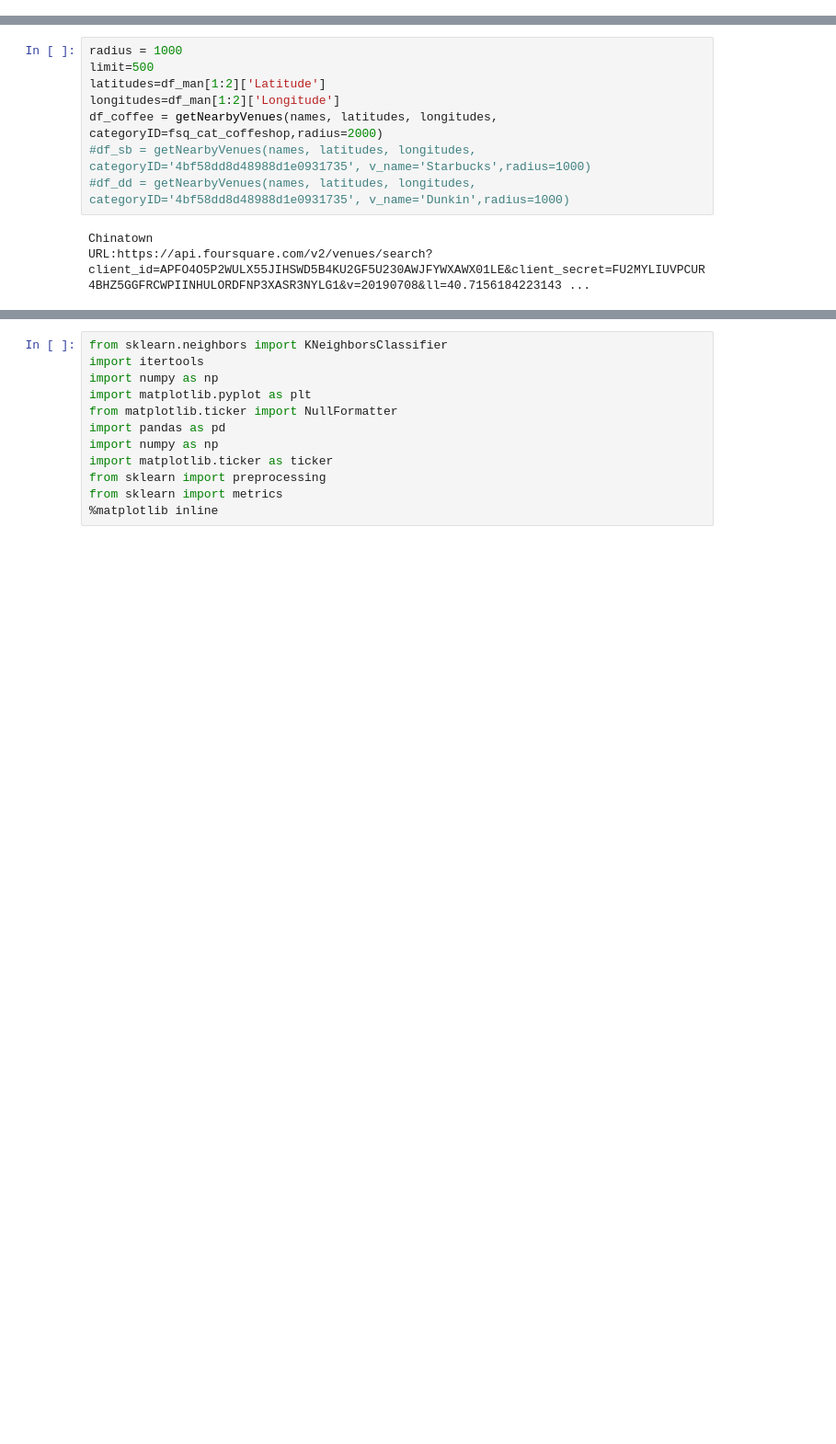
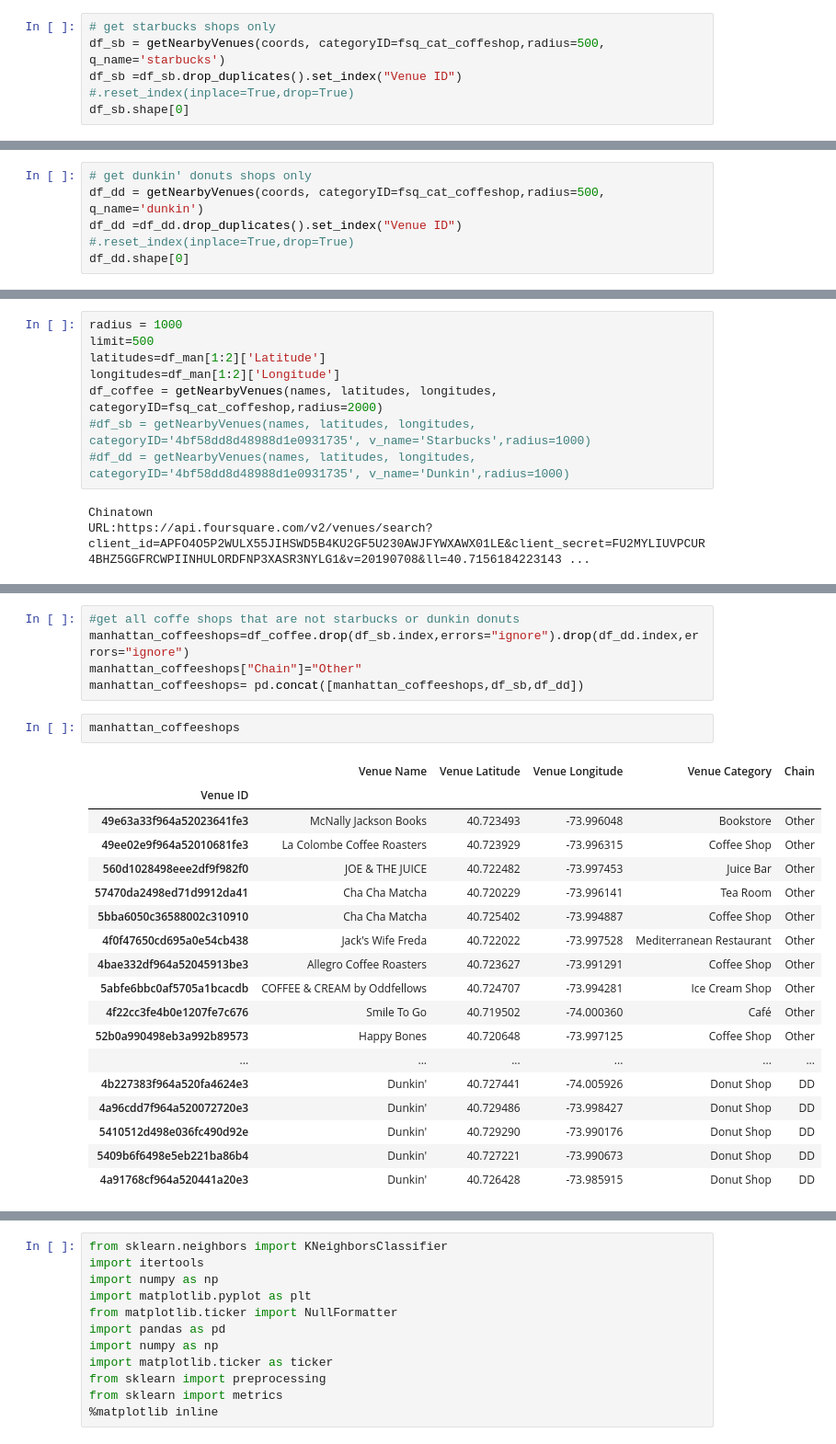
Before and after one commit to usjofer/Coursera_Capstone, a Jupyter notebook: Battle of Neighborhoods.ipynb, the cells around one changed output, grey strips where cells are left out. Shown at 92% size. Saved outputs shown, nothing was run; the diff lists cells and outputs as text; blank space fills up the shorter version.

```diff
--- a/Battle of Neighborhoods.ipynb
+++ b/Battle of Neighborhoods.ipynb
@@ -241,0 +246,6 @@ df_coffee.shape[0]
+# %%
+# get starbucks shops only
+df_sb = getNearbyVenues(coords, categoryID=fsq_cat_coffeshop,radius=500, q_name='starbucks')
+df_sb =df_sb.drop_duplicates().set_index("Venue ID")
+#.reset_index(inplace=True,drop=True)
+df_sb.shape[0]
@@ -241,0 +254,6 @@ df_coffee.shape[0]
+# %%
+# get dunkin' donuts shops only
+df_dd = getNearbyVenues(coords, categoryID=fsq_cat_coffeshop,radius=500, q_name='dunkin')
+df_dd =df_dd.drop_duplicates().set_index("Venue ID")
+#.reset_index(inplace=True,drop=True)
+df_dd.shape[0]
@@ -264,2 +291,28 @@ Name: 0, dtype: float64
+# %%
+#get all coffe shops that are not starbucks or dunkin donuts
+manhattan_coffeeshops=df_coffee.drop(df_sb.index,errors="ignore").drop(df_dd.index,errors="ignore")
+manhattan_coffeeshops["Chain"]="Other"
+manhattan_coffeeshops= pd.concat([manhattan_coffeeshops,df_sb,df_dd])
+# %%
+manhattan_coffeeshops
+# %% [output]
+|  | Venue Name | Venue Latitude | Venue Longitude | Venue Category | Chain |
+| Venue ID |  |  |  |  |  |
+| 49e63a33f964a52023641fe3 | McNally Jackson Books | 40.723493 | -73.996048 | Bookstore | Other |
+| 49ee02e9f964a52010681fe3 | La Colombe Coffee Roasters | 40.723929 | -73.996315 | Coffee Shop | Other |
+| 560d1028498eee2df9f982f0 | JOE & THE JUICE | 40.722482 | -73.997453 | Juice Bar | Other |
+| 57470da2498ed71d9912da41 | Cha Cha Matcha | 40.720229 | -73.996141 | Tea Room | Other |
+| 5bba6050c36588002c310910 | Cha Cha Matcha | 40.725402 | -73.994887 | Coffee Shop | Other |
+| 4f0f47650cd695a0e54cb438 | Jack's Wife Freda | 40.722022 | -73.997528 | Mediterranean Restaurant | Other |
+| 4bae332df964a52045913be3 | Allegro Coffee Roasters | 40.723627 | -73.991291 | Coffee Shop | Other |
+| 5abfe6bbc0af5705a1bcacdb | COFFEE & CREAM by Oddfellows | 40.724707 | -73.994281 | Ice Cream Shop | Other |
+| 4f22cc3fe4b0e1207fe7c676 | Smile To Go | 40.719502 | -74.000360 | Café | Other |
+| 52b0a990498eb3a992b89573 | Happy Bones | 40.720648 | -73.997125 | Coffee Shop | Other |
+| ... | ... | ... | ... | ... | ... |
+| 4b227383f964a520fa4624e3 | Dunkin' | 40.727441 | -74.005926 | Donut Shop | DD |
+| 4a96cdd7f964a520072720e3 | Dunkin' | 40.729486 | -73.998427 | Donut Shop | DD |
+| 5410512d498e036fc490d92e | Dunkin' | 40.729290 | -73.990176 | Donut Shop | DD |
+| 5409b6f6498e5eb221ba86b4 | Dunkin' | 40.727221 | -73.990673 | Donut Shop | DD |
+| 4a91768cf964a520441a20e3 | Dunkin' | 40.726428 | -73.985915 | Donut Shop | DD |
 # %%
 # create map of New York using latitude and longitude values
```
Also changed, not shown: parts of 29 cells of this notebook, 2 other files.
